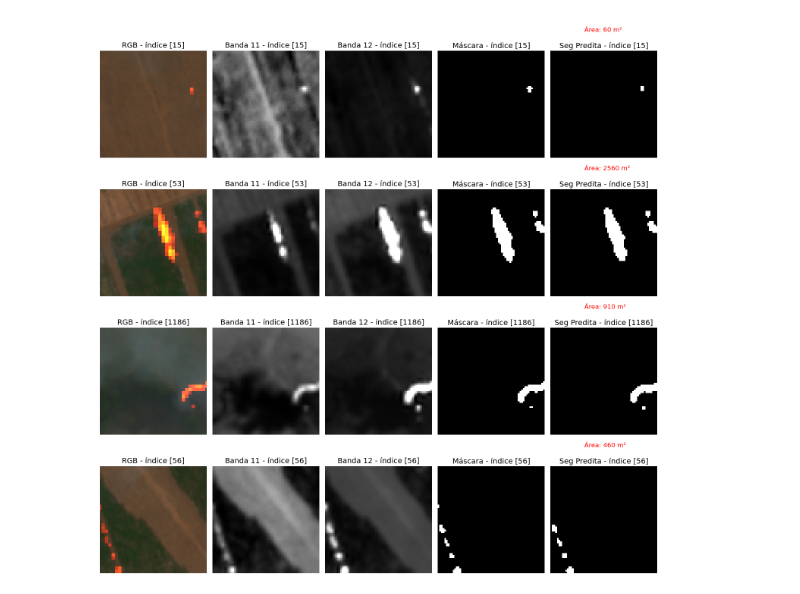
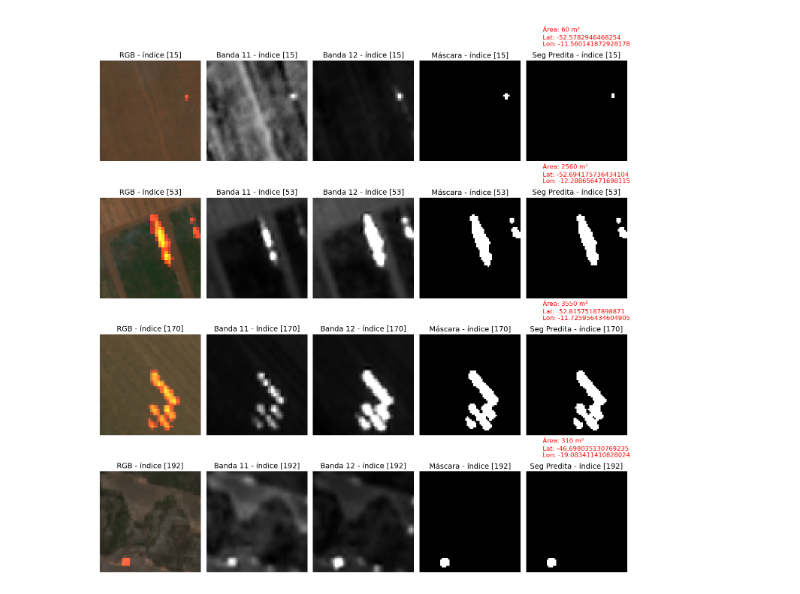
Before and after one commit to crisb2reis/mestrado, a Jupyter notebook: 4-visualizacao_testes.ipynb, the cells around one changed output. Saved outputs shown, nothing was run; the diff lists cells and outputs as text; code cells hidden in the pictures.

```diff
--- a/4-visualizacao_testes.ipynb
+++ b/4-visualizacao_testes.ipynb
@@ -198,10 +165,24 @@ def calcular_area_total(img_pred):
         print("Nenhum pixel com valor 1 encontrado na matriz.")
         return 0, None
 # %%
+# Função para encontrar a latitude e longitude do primeiro pixel com valor superior a 180 em uma imagem
+def encontrar_latitude_longitude_por_posicao(id_imagem):
+    # Ler o arquivo metadata.csv
+    metadata_file = os.path.join(diretorio_dados, "metadados.csv")
+    df_metadados = pd.read_csv(metadata_file)
+
+    # Encontrar a linha correspondente à imagem pelo índice da imagem
+    row = df_metadados[df_metadados["ID_Imagem"] == id_imagem]
+
+    # Obter os valores de latitude e longitude
+    latitude = row["Latitude"]
+    longitude = row["Longitude"]
+
+    return np.mean(latitude), np.mean(longitude)
 
 def plot_resultado(quantidade=4, random=14):
     # indices = df_test.sample(quantidade, random_state=random).index.values
-    indices = [15, 53, 1186, 56]
+    indices = [15, 53, 170, 192]
     plt.figure(figsize=(15, 15))
     j = 1
 
@@ -233,33 +214,37 @@ def plot_resultado(quantidade=4, random=14):
         imgs = [b1, b2, seg]
 
         plt.subplot(quantidade, 5, j)
         plt.imshow(rgb)
         plt.title('RGB - índice [' + str(indices[i]) + ']', fontsize=14)
         plt.axis('off')
         j += 1
 
         for img, nome in zip(imgs, ['Banda 11', 'Banda 12', 'Máscara']):
             plt.subplot(quantidade, 5, j)
             plt.imshow(img, cmap='gray')
             plt.title(f"{nome} - índice [{indices[i]}]", fontsize=14)
             plt.axis('off')
             j += 1
 
         # Calcular a área total representada pelos pixels "true" na imagem "Segmentação Predita"
         area_total_m2 = calcular_area_total(img_pred)
 
+        # Encontrar a latitude e longitude para a imagem de ID
+        latitude, longitude = encontrar_latitude_longitude_por_posicao(indices[i])
+
         # Adicionar o valor da área abaixo da label "Segmentação Predita"
         plt.subplot(quantidade, 5, j)
         plt.imshow(img_pred, cmap='gray')
         plt.title(f"Seg Predita - índice [{indices[i]}]", fontsize=14)
-        plt.text(20, -15, f"\nÁrea: {area_total_m2[0]} m²", ha='left', va='center', fontsize=12, color='red')
+        plt.text(10, -22, f"\nÁrea: {area_total_m2[0]} m²", ha='left', va='center', fontsize=12, color='red')
+        plt.text(10, -15, f"\nLat: {latitude} \nLon: {longitude}", ha='left', va='center', fontsize=12, color='red')
         plt.axis('off')
         j += 1
 
     plt.tight_layout()
     plt.show()
 
-# Substitua Z_test, X_test, Y_test e preds_test_thresh pelas matrizes adequadas.
+
 plot_resultado()
 # %% [output]
-[figure, old version]
+[figure, new version]
```
Also changed, not shown: parts of 10 cells of this notebook, 5 other files.
